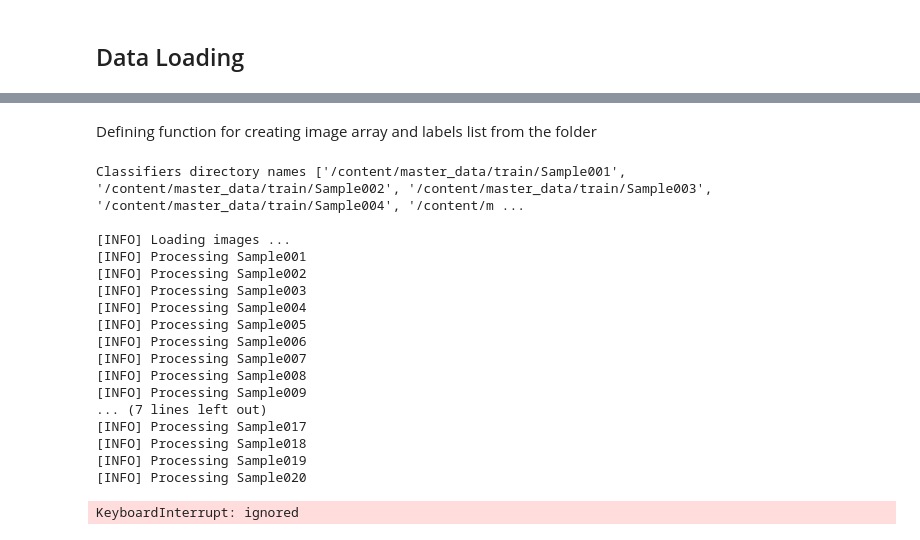
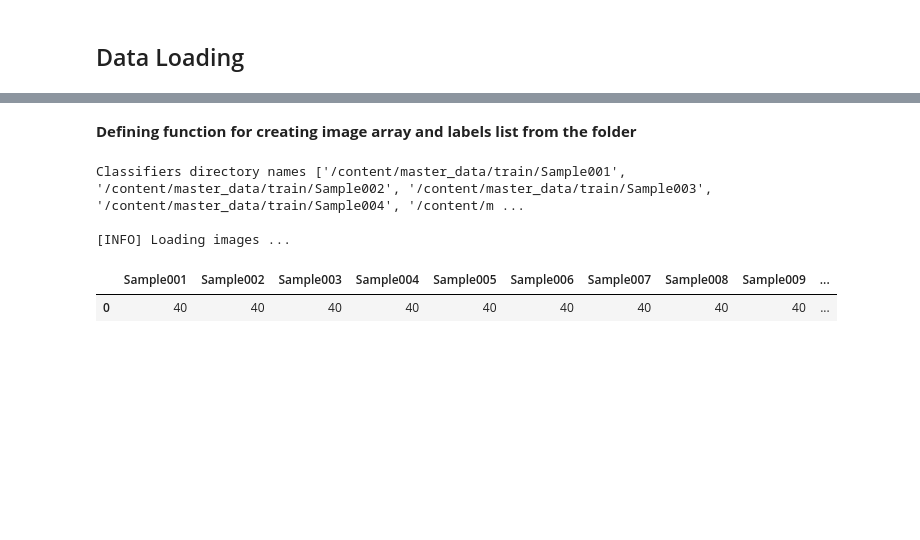
Before and after one commit to sayan0506/Comparative-STudy-of-Effect-of-Transfer-Learning-om-Different-Handwritten-Digit-Datasets-using-WandB, a Jupyter notebook: IIITD_assignment_task_2_test_script.ipynb, the cells around one changed output, grey strips where cells are left out. Drawn from its saved outputs; the diff is of its cells as text; code cells hidden in the pictures; blank space fills up the shorter version.

```diff
--- a/IIITD_assignment_task_2_test_script.ipynb
+++ b/IIITD_assignment_task_2_test_script.ipynb
@@ -200,6 +185,6 @@ def convert_img_to_array(image_path):
     return None
 # %% [markdown]
-Defining function for creating image array and labels list from the folder
+**Defining function for creating image array and labels list from the folder**
 # %%
 def fetch_img(img_dir):
   samples_list = sorted(os.listdir(img_dir))
@@ -244,24 +230,14 @@ def fetch_img(img_dir):
   except Exception as e:
     print(f'Error {e}')
     return None
-# %%
-fetch_img(img_dir)
-# %% [output]
-Classifiers directory names ['/content/master_data/train/Sample001', '/content/master_data/train/Sample002', '/content/master_data/train/Sample003', '/content/master_data/train/Sample004', '/content/m ...
-
-[INFO] Loading images ...
-[INFO] Processing Sample001
-[INFO] Processing Sample002
-[INFO] Processing Sample003
-[INFO] Processing Sample004
-[INFO] Processing Sample005
-[INFO] Processing Sample006
-[INFO] Processing Sample007
-[INFO] Processing Sample008
-[INFO] Processing Sample009
-... (7 lines left out)
-[INFO] Processing Sample017
-[INFO] Processing Sample018
-[INFO] Processing Sample019
-[INFO] Processing Sample020
-KeyboardInterrupt: ignored
+# %%
+ldf, img_df = fetch_img(img_dir)
+# %% [output]
+Classifiers directory names ['/content/master_data/train/Sample001', '/content/master_data/train/Sample002', '/content/master_data/train/Sample003', '/content/master_data/train/Sample004', '/content/m ...
+
+[INFO] Loading images ...
+# %%
+ldf
+# %% [output]
+|  | Sample001 | Sample002 | Sample003 | Sample004 | Sample005 | Sample006 | Sample007 | Sample008 | Sample009 | ... |
+| 0 | 40 | 40 | 40 | 40 | 40 | 40 | 40 | 40 | 40 | ... |
```
Also changed, not shown: parts of 9 cells of this notebook.
